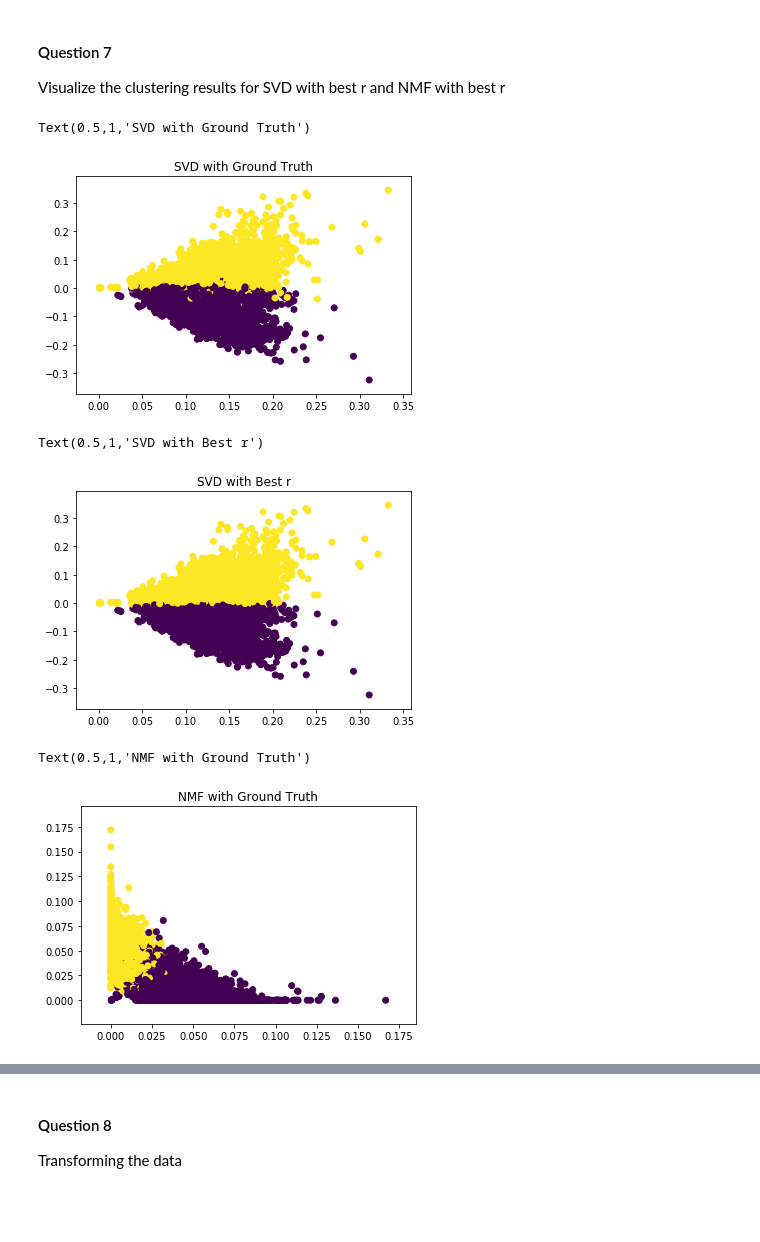
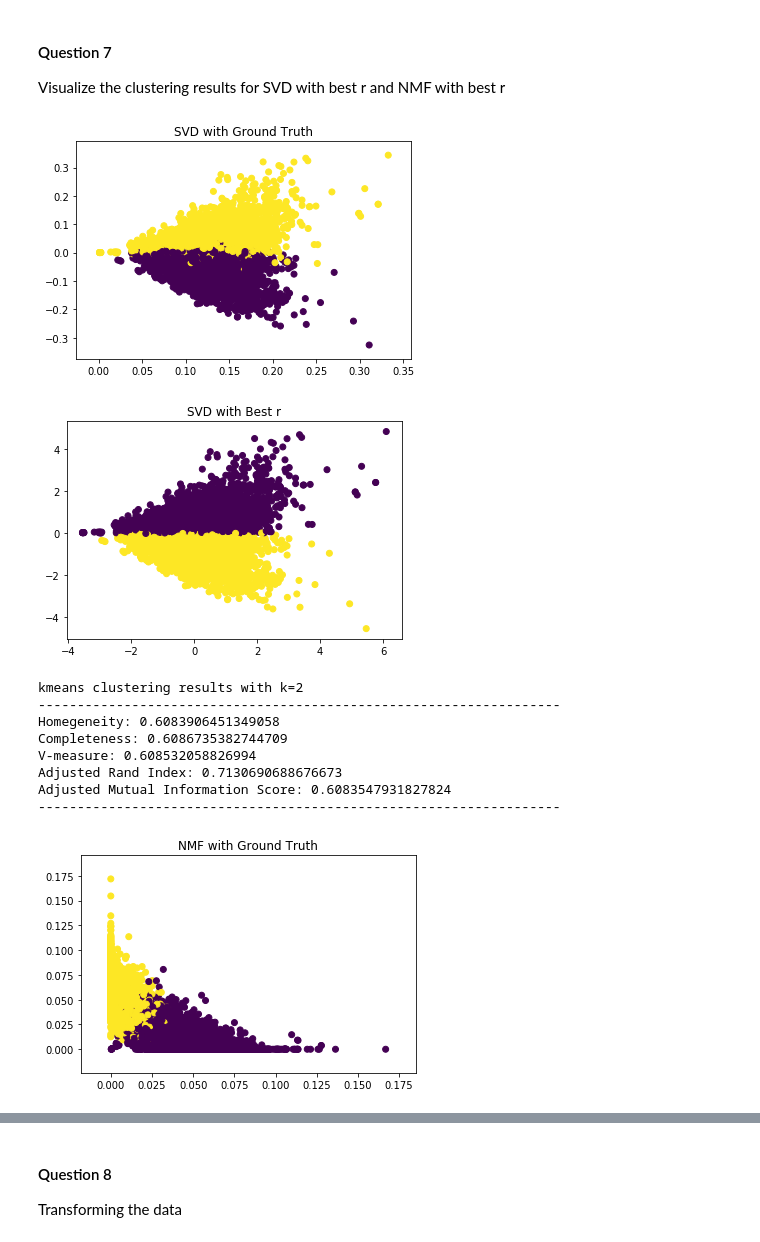
Before and after one commit to 219Winter2019adjz/Project2, a Jupyter notebook: Proj2.ipynb, the cells around one changed output, grey strips where cells are left out. Cells and saved outputs as stored; diff of their text form; code cells hidden in the pictures; blank space fills up the shorter version.

```diff
--- a/Proj2.ipynb
+++ b/Proj2.ipynb
@@ -19,6 +19,28 @@ import nltk
 from nltk import pos_tag
 # nltk.download('punkt')#, if you need "tokenizers/punkt/english.pickle", choose it
 # nltk.download('averaged_perceptron_tagger')
+# %%
+def scores(ground, clustered):
+    from sklearn.metrics import homogeneity_score
+    from sklearn.metrics import completeness_score
+    from sklearn.metrics import v_measure_score
+    from sklearn.metrics import adjusted_rand_score
+    from sklearn.metrics import adjusted_mutual_info_score
+
+    homogeneity = homogeneity_score(ground, clustered)
+    completeness = completeness_score(ground, clustered)
+    v_measure = v_measure_score(ground, clustered)
+    adjusted_rand_index = adjusted_rand_score(ground, clustered)
+    adjusted_mutual_info = adjusted_mutual_info_score(ground, clustered)
+
+    print('kmeans clustering results with k=2')
+    print('-------------------------------------------------------------------')
+    print('Homegeneity: {}'.format(homogeneity))
+    print('Completeness: {}'.format(completeness))
+    print('V-measure: {}'.format(v_measure))
+    print('Adjusted Rand Index: {}'.format(adjusted_rand_index))
+    print('Adjusted Mutual Information Score: {}'.format(adjusted_mutual_info))
+    print('-------------------------------------------------------------------')
 # %%
 # Set the global directory to place figs in project:
 figs_dir = 'figs'
@@ -302,6 +298,12 @@ Visualize the clustering results for SVD with best r and NMF with best r
 # Define what the best r is for both SVD and NMF
 SVD_best_r = 2
 NMF_best_r = 2
+
+svd = TruncatedSVD(n_components=SVD_best_r)
+X_data_svd_r = svd.fit_transform(X_data_tfidf)
+
+nmf = NMF(n_components=NMF_best_r)
+X_data_nmf_r = nmf.fit_transform(X_data_tfidf)
 # %%
 # SVD, ground truth
 
@@ -315,29 +317,39 @@ for i in range(len(twenty_binary_labels)):
 
 plt.scatter(data_svd_to_plot[:,0] ,data_svd_to_plot[:,1], c = color_truth)
 plt.title('SVD with Ground Truth')
+plt.show()
 # %% [output]
-Text(0.5,1,'SVD with Ground Truth')
 [figure]
 # %%
 # SVD with best r
 
 svd_kmeans = KMeans(n_clusters=2, random_state=0, max_iter=1000, n_init=40).fit(X_data_svd_r.T[0:SVD_best_r].T)
 
 svd_to_plot = svd_kmeans.labels_
 
 color_svd = np.zeros(len(svd_to_plot))
 
 for i in range(len(svd_to_plot)):
     if svd_to_plot[i] == 1:
         color_svd[i] = 1
 
 np.shape(svd_to_plot)
 
 plt.scatter(data_svd_to_plot[:,0] ,data_svd_to_plot[:,1], c = color_svd)
 plt.title('SVD with Best r')
+plt.show()
+
+scores(twenty_binary_labels, svd_to_plot)
 # %% [output]
+[figure, new version]
-Text(0.5,1,'SVD with Best r')
+kmeans clustering results with k=2
+-------------------------------------------------------------------
+Homegeneity: 0.6083906451349058
+Completeness: 0.6086735382744709
+V-measure: 0.608532058826994
+Adjusted Rand Index: 0.7130690688676673
+Adjusted Mutual Information Score: 0.6083547931827824
+-------------------------------------------------------------------
-[figure, old version]
 # %%
 # NMF, ground truth
 
@@ -345,18 +357,16 @@ Text(0.5,1,'SVD with Best r')
 nmf = NMF(n_components=NMF_best_r)
 X_data_nmf_r = nmf.fit_transform(X_data_tfidf)
 
-nmf_to_plot = X_data_nmf_r[:, 0:2] # Take the first two columns of the NMF Data to plot
-
 color_truth = np.zeros(len(twenty_binary_labels))
 
 for i in range(len(twenty_binary_labels)):
     if twenty_binary_labels[i] == 1:
         color_truth[i] = 1
 
-plt.scatter(nmf_to_plot[:,0] ,nmf_to_plot[:,1], c = color_truth)
+plt.scatter(X_data_nmf_r[:,0] ,X_data_nmf_r[:,1], c = color_truth)
 plt.title('NMF with Ground Truth')
+plt.show()
 # %% [output]
-Text(0.5,1,'NMF with Ground Truth')
 [figure]
 # %%
 # NMF with best r
```
Also changed, not shown: parts of 11 cells of this notebook, 1 other file.
